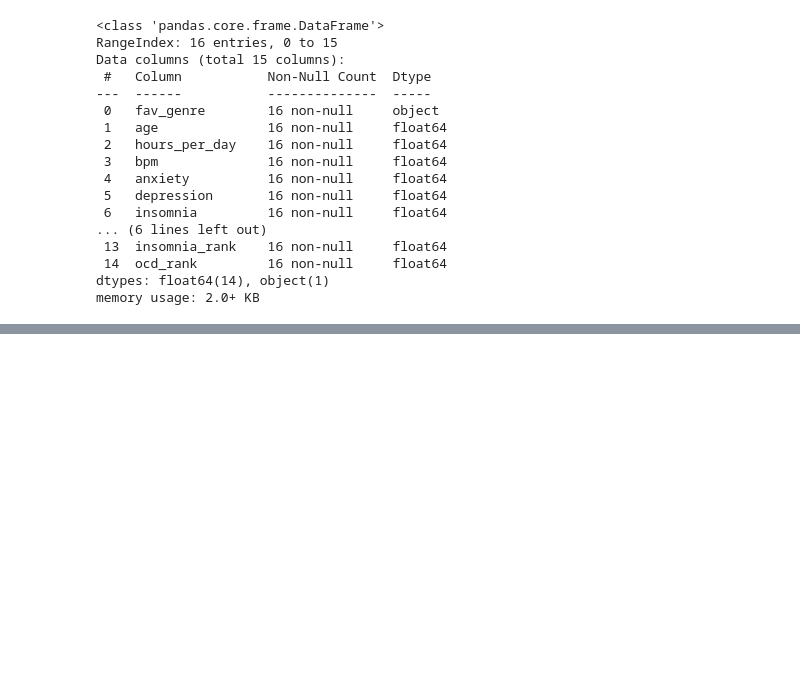
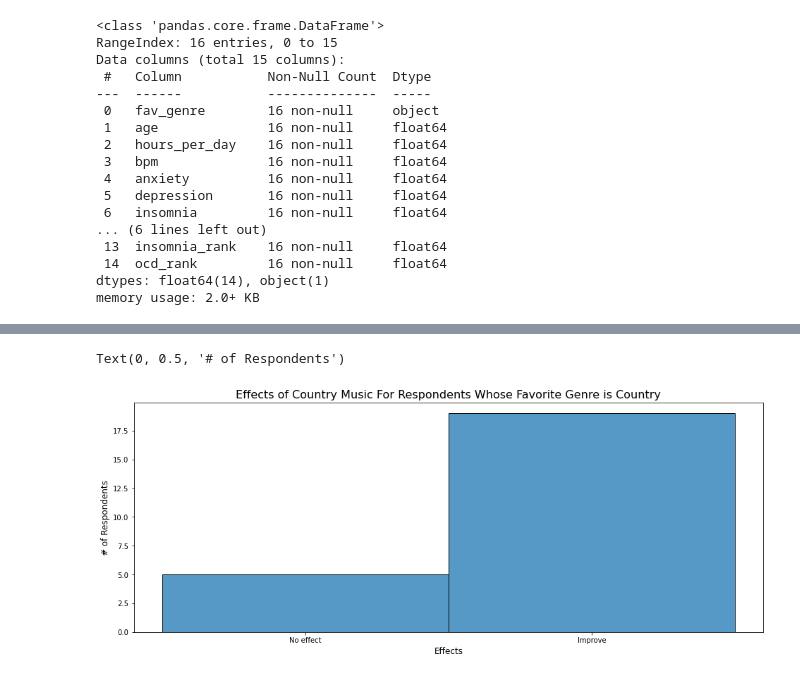
Before and after one commit to evankoop/mxmh-project, a Jupyter notebook: mxmh.ipynb, the cells around one changed output, grey strips where cells are left out. Drawn from its saved outputs; the diff is of its cells as text; code cells hidden in the pictures; blank space fills up the shorter version.

```diff
--- a/mxmh.ipynb
+++ b/mxmh.ipynb
@@ -872,0 +927,10 @@ df_grouped
+# %%
+df_co = df.loc[df['fav_genre'] == 'Country']
+plt.figure(figsize=(16,6))
+ax = sns.histplot(data=df_co, x='music_effects', bins=10)
+plt.title('Effects of Country Music For Respondents Whose Favorite Genre is Country', fontsize=16)
+plt.xlabel('Effects', fontsize=12)
+plt.ylabel('# of Respondents', fontsize=12)
+# %% [output]
+Text(0, 0.5, '# of Respondents')
+[figure, added]
```
Also changed, not shown: parts of 39 cells of this notebook.
